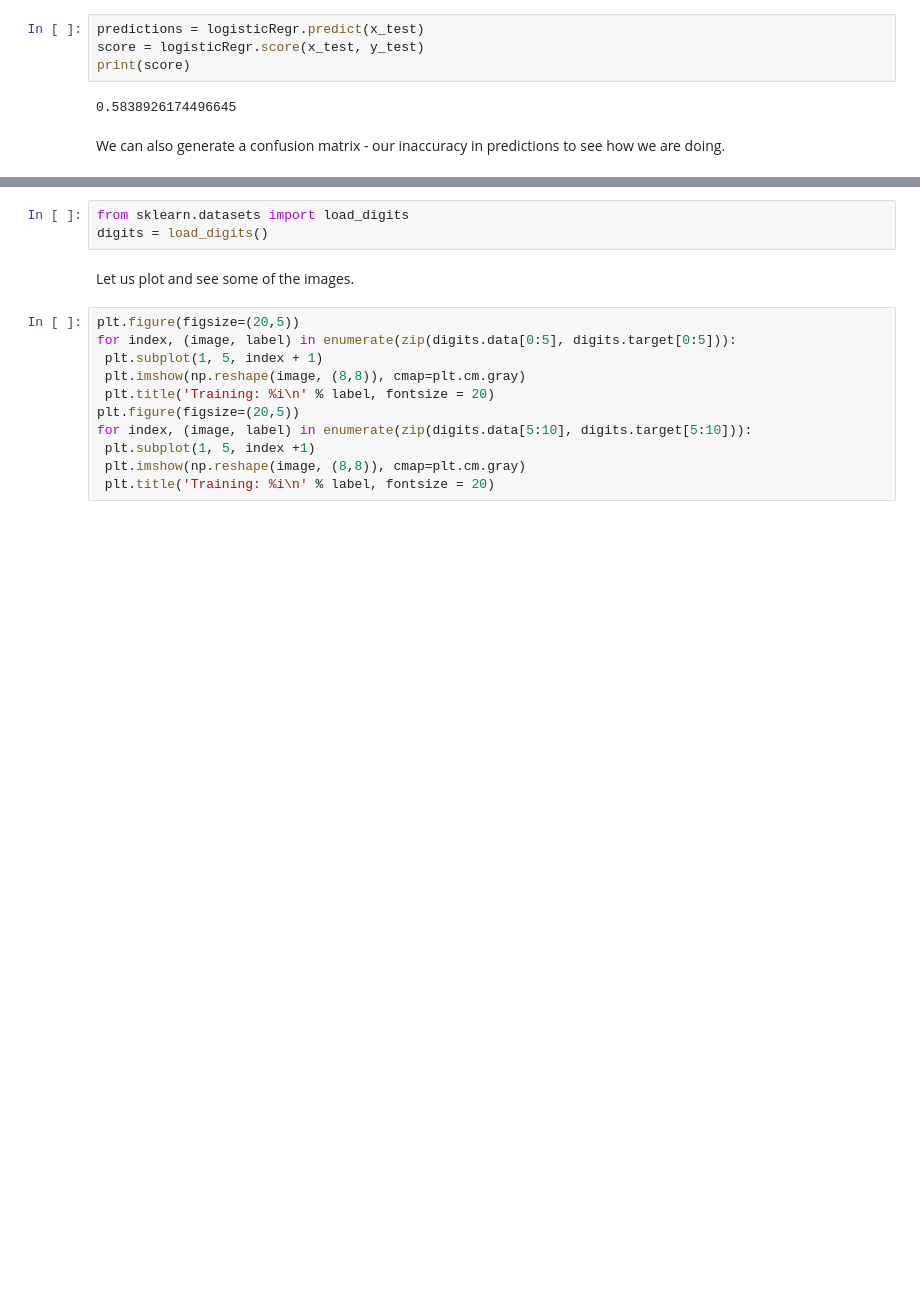
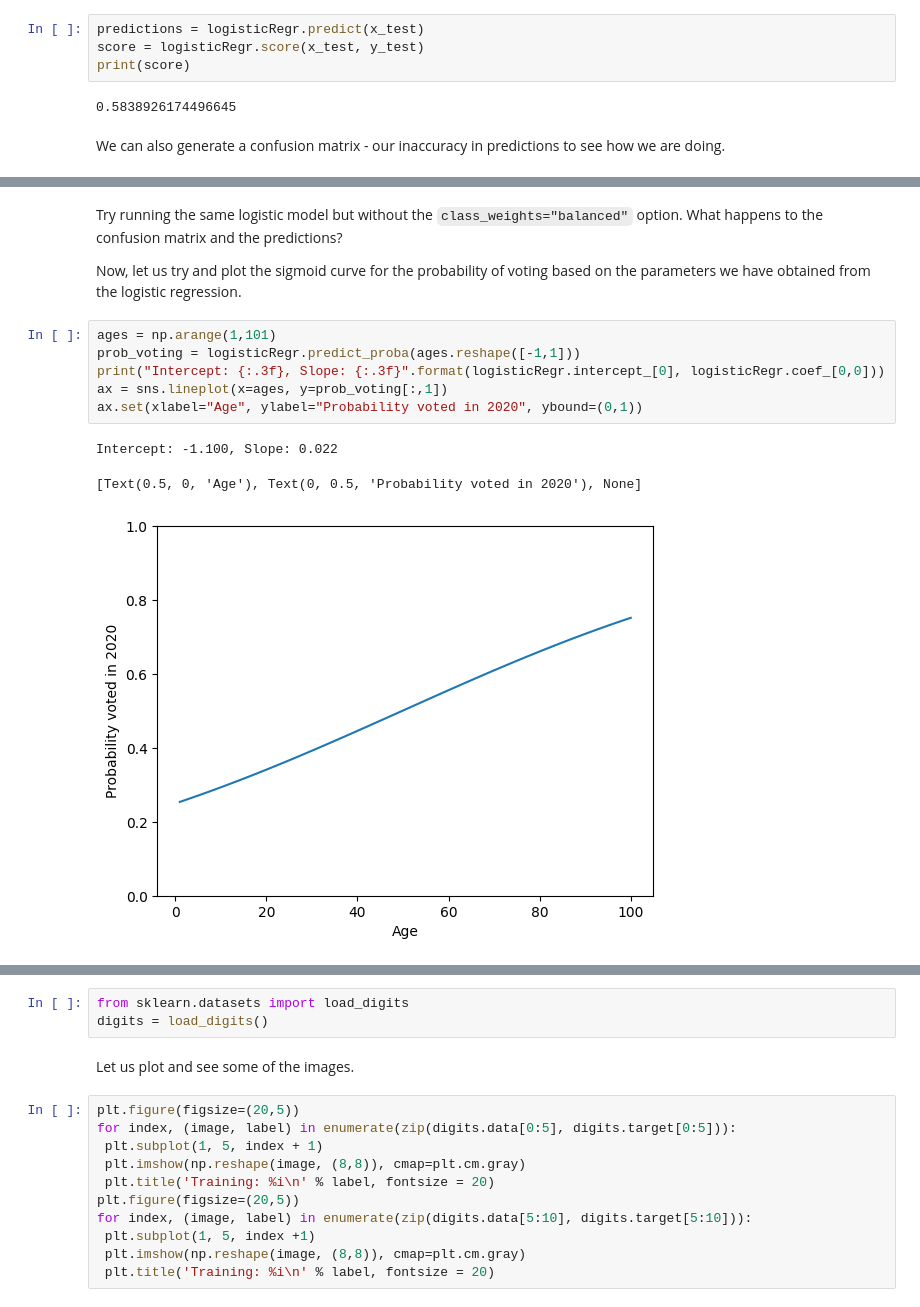
Before and after one commit to Center-for-Health-Data-Science/IntroToML, a Jupyter notebook: Day1/Classification.ipynb, the cells around one changed output, grey strips where cells are left out. Drawn from its saved outputs; the diff is of its cells as text; blank space fills up the shorter version.

```diff
--- a/Day1/Classification.ipynb
+++ b/Day1/Classification.ipynb
@@ -106,0 +97,14 @@ sns.heatmap(cm, annot=True, fmt=".3f", linewidths=.5, square = True, cmap = 'Blu
+# %% [markdown]
+Try running the same logistic model but without the `class_weights="balanced"` option. What happens to the confusion matrix and the predictions?
+
+Now, let us try and plot the sigmoid curve for the probability of voting based on the parameters we have obtained from the logistic regression.
+# %%
+ages = np.arange(1,101)
+prob_voting = logisticRegr.predict_proba(ages.reshape([-1,1]))
+print("Intercept: {:.3f}, Slope: {:.3f}".format(logisticRegr.intercept_[0], logisticRegr.coef_[0,0]))
+ax = sns.lineplot(x=ages, y=prob_voting[:,1])
+ax.set(xlabel="Age", ylabel="Probability voted in 2020", ybound=(0,1))
+# %% [output]
+Intercept: -1.100, Slope: 0.022
+[Text(0.5, 0, 'Age'), Text(0, 0.5, 'Probability voted in 2020'), None]
+[figure, added]
```
Also changed, not shown: parts of 34 cells of this notebook.
